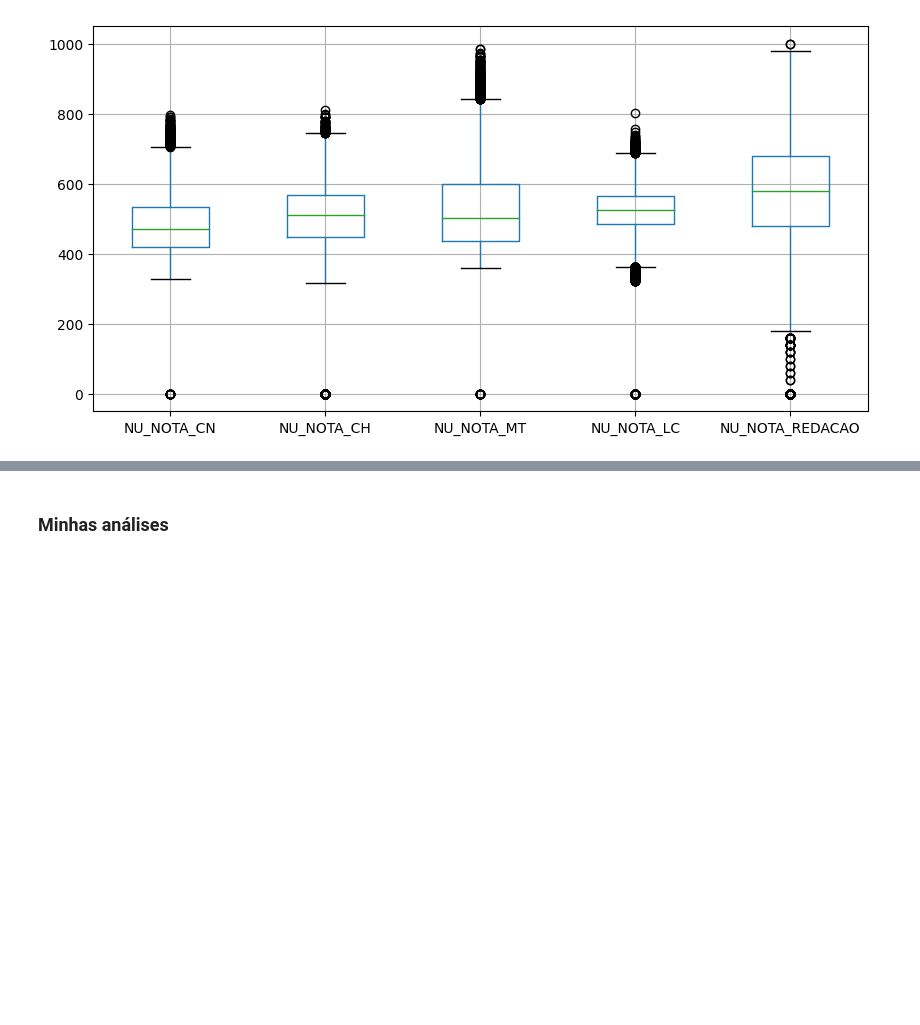
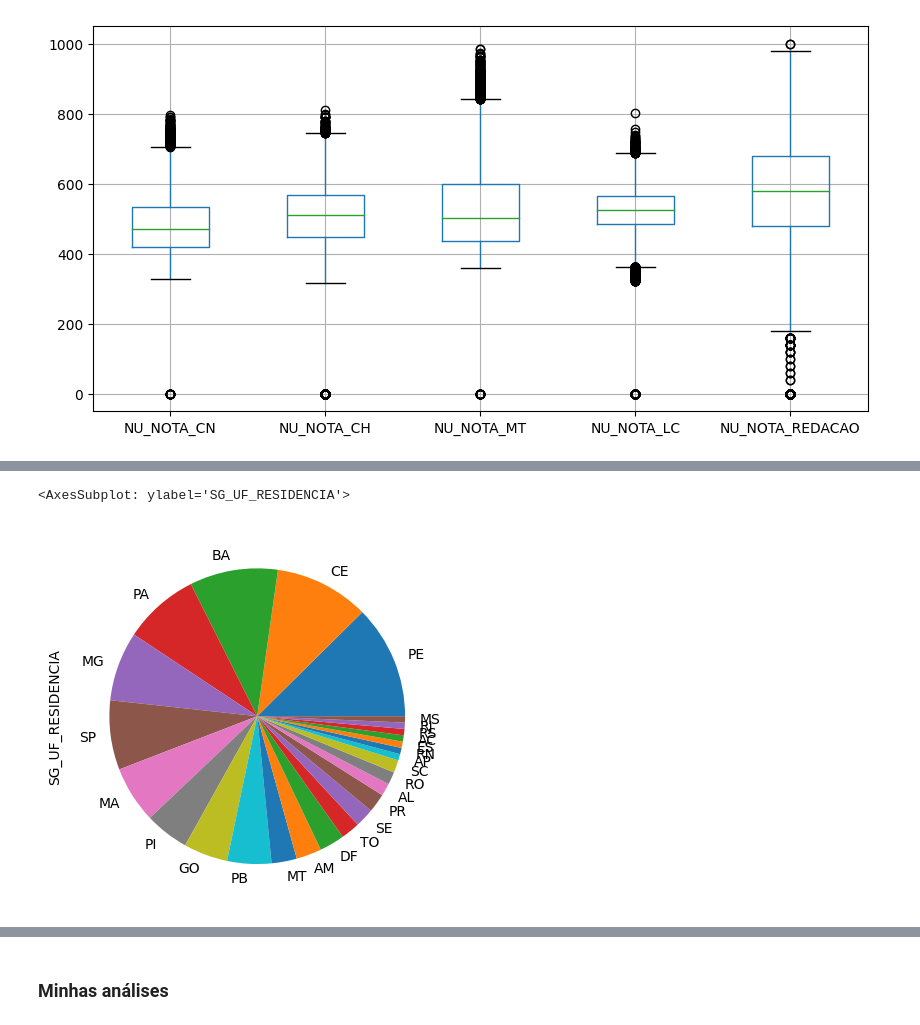
Before and after one commit to jonasnunes/Imersao_Dados_Educacao_no_Brasil, a Jupyter notebook: análise.ipynb, the cells around one changed output, grey strips where cells are left out. Cells and saved outputs as stored; diff of their text form; code cells hidden in the pictures; blank space fills up the shorter version.

```diff
--- a/análise.ipynb
+++ b/análise.ipynb
@@ -254,0 +297,6 @@ dados[provas].boxplot(grid = True, figsize = (10, 5))
+# %%
+# gráfico de pizza
+dados.query('NU_IDADE <= 14')['SG_UF_RESIDENCIA'].value_counts().plot.pie()
+# %% [output]
+<AxesSubplot: ylabel='SG_UF_RESIDENCIA'>
+[figure, added]
```
Also changed, not shown: parts of 5 cells of this notebook, 1 other file.
